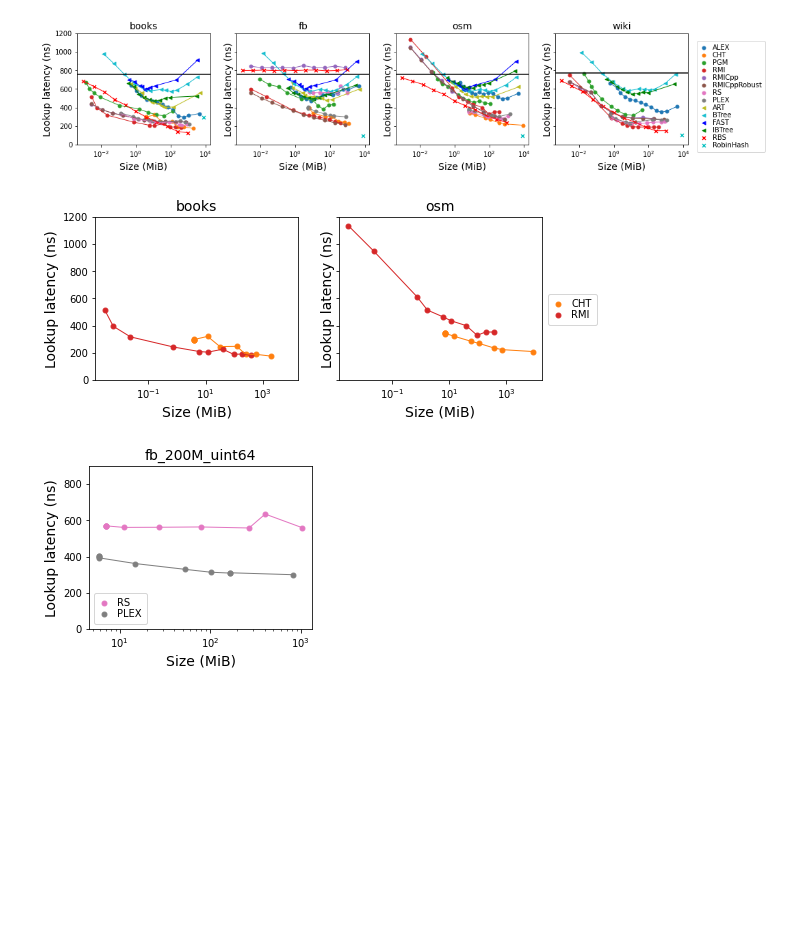
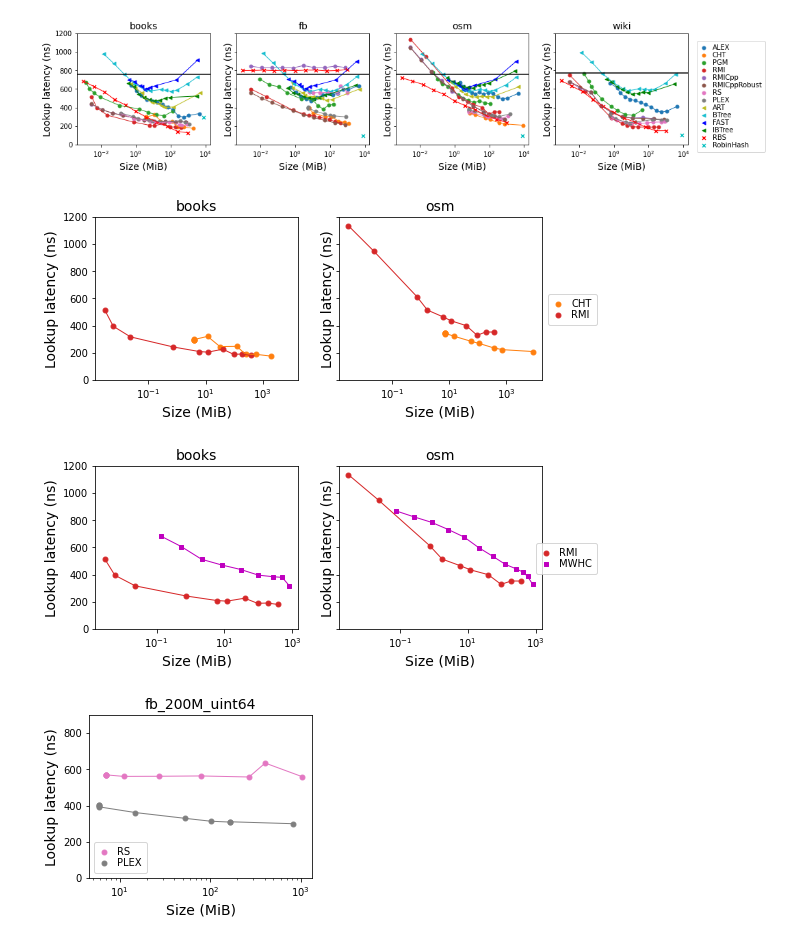
Before and after one commit to DominikHorn/SOSD, a Jupyter notebook: generate_plots.ipynb, the cells around one changed output. Saved outputs shown, nothing was run; the diff lists cells and outputs as text; code cells hidden in the pictures; blank space fills up the shorter version.

Commit message:
implement phf plotting

```diff
--- a/generate_plots.ipynb
+++ b/generate_plots.ipynb
@@ -26,12 +26,14 @@ def category_of(name):
         return Category.Perfect
     else:
         return Category.Other
-markers={Category.Learned: "o", Category.Classic: "<", Category.Other: "x"}
+markers={Category.Learned: "o", Category.Classic: "<", Category.Perfect: "s", Category.Other: "x"}
 ignore={"wormhole"}
 
 def map_name(fun):
     if fun.lower() == "ts":
         return "PLEX"
+    if fun.lower() == "sfmwhc":
+        return "MWHC"
     return fun
 
 color_i = 0
@@ -42,7 +44,7 @@ def get_color(fun):
 
     key = fun.lower()
     if key not in colors:
-        options = list(mcolors.TABLEAU_COLORS) + list(mcolors.BASE_COLORS)
+        options = list(mcolors.TABLEAU_COLORS) + list(mcolors.BASE_COLORS)[0:-1]
         colors[key] = options[color_i % len(options)]
         color_i += 1
     return colors[key]
@@ -65,40 +67,43 @@ plt_outlier1_df = df[df["dataset"].isin(["fb_200M_uint64"]) & df["name"].str.low
 plt_outlier2_df = df[df["dataset"].isin(["fb_200M_uint64"]) & df["name"].str.lower().isin({"rmi", "rmicpp", "rmicpprobust"})].copy(deep=True).reset_index()
 
 plt_rmi_vs_cht_df = df[df["dataset"].isin(["books_200M_uint64", "osm_cellids_200M_uint64"]) & df["name"].str.lower().isin({"rmi", "cht"})].copy(deep=True).reset_index()
+plt_rmi_vs_perfect = df[df["dataset"].isin(["books_200M_uint64", "osm_cellids_200M_uint64"]) & df["name"].str.lower().isin({"rmi", "sfmwhc"})].copy(deep=True).reset_index()
 # %%
-def plt_full(data, outfile):
+def plt_full(data, outfile, lims=[0, 1200]):
     datasets = set(data["dataset"])
     fig, axs = plt.subplots(1, len(datasets), figsize=(4 * len(datasets), 3), sharex=True, sharey=True)
 
     for i, (ds, g) in enumerate(data.groupby(["dataset"])):
         ax = axs[i]
         ax.set_title(ds[:ds.find("_", 0, -1)], fontsize=fontsize)
-        ax.set_ylim(0, 1200)
+        ax.set_ylim(lims[0], lims[1])
         ax.set_xscale('log')
 
         for (category, fun), group in g.groupby(["category", "name"]):
             if fun.lower() in ignore:
                 continue
             if fun == "BinarySearch":
                 ax.axhline(y=list(group["median_time"])[0], color='black', linestyle='-')
                 continue
 
             ax.scatter(data=group, x="mbyte_size", y="median_time", label=map_name(fun), marker=markers[category], s=24, color=get_color(fun))
             ax.plot(group["mbyte_size"], group["median_time"], color=get_color(fun), linewidth=1)
 
         ax.set_xlabel("Size (MiB)", fontsize=fontsize)
         ax.set_ylabel("Lookup latency (ns)", fontsize=fontsize, x=0.05)
 
     handles, labels = axs[0].get_legend_handles_labels()
     fig.legend(handles, labels, ncol=1, loc="center right", labelspacing=0.1, borderpad=0.5, handlelength=1)
 
     fig.savefig(f"{outfolder}/{outfile}", bbox_inches="tight", dpi=300)
 
 plt_full(plt1_df, "pareto_full.pdf")
 plt_full(plt_rmi_vs_cht_df, "rmi_vs_cht.pdf")
+plt_full(plt_rmi_vs_perfect, "rmi_vs_perfect.pdf")
 # %% [output]
 [figure]
 [figure]
+[figure, added]
 # %%
 def plt_outlier(data, outfile):
     fig, ax = plt.subplots(figsize=(4, 3))
```
